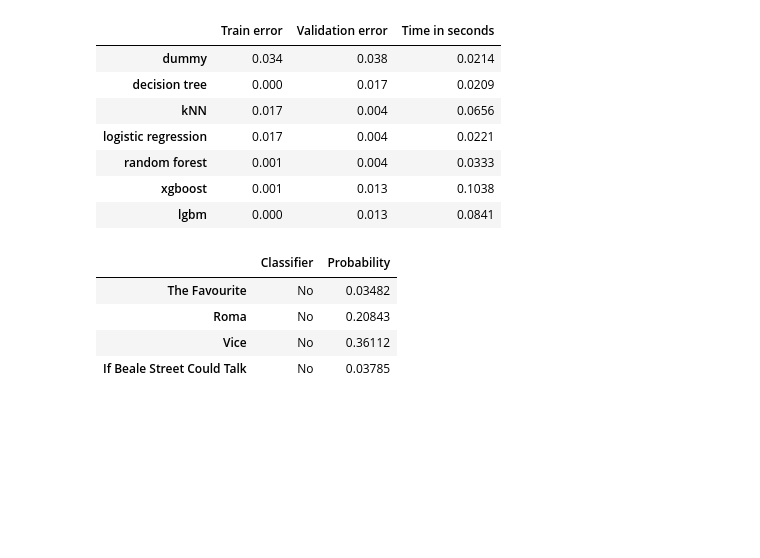
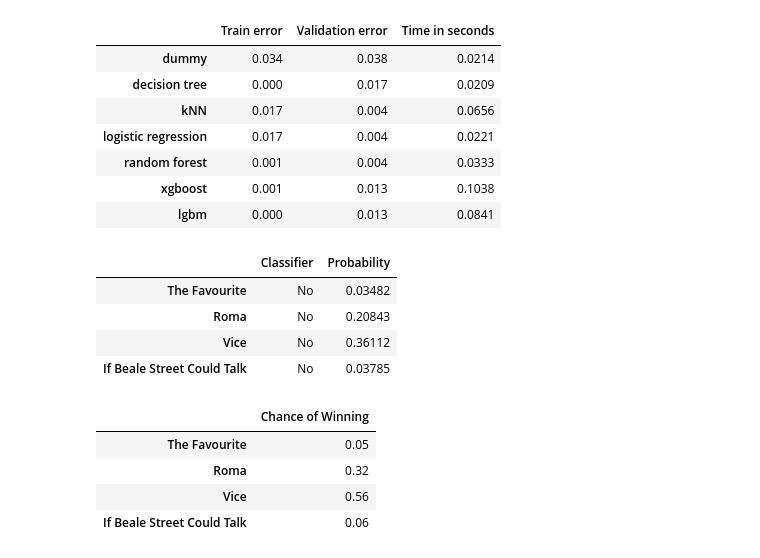
Before and after one commit to MrThomasPin/Oscar-Machine-Learning, a Jupyter notebook: oscar-predictor-ml.ipynb, the cells around one changed output. Saved outputs shown, nothing was run; the diff lists cells and outputs as text; code cells hidden in the pictures; blank space fills up the shorter version.

Commit message:
added function to normalize the chance of winning

```diff
--- a/oscar-predictor-ml.ipynb
+++ b/oscar-predictor-ml.ipynb
@@ -520,10 +520,26 @@ diff_class_ml(X_train_best_supporting_actress, X_test_best_supporting_actress, y
 | lgbm | 0.000 | 0.013 | 0.0841 |
 # %%
 #Winner If Beale Street Could Talk
-oscar_predict(X_train_best_supporting_actress, y_train_best_supporting_actress, best_supporting_actress_2018_identifiable, XGBClassifier())
+predict_supporting_actress_2018 = oscar_predict(X_train_best_supporting_actress, y_train_best_supporting_actress, best_supporting_actress_2018_identifiable, XGBClassifier())
+predict_supporting_actress_2018
 # %% [output]
 |  | Classifier | Probability |
 | The Favourite | No | 0.03482 |
 | Roma | No | 0.20843 |
 | Vice | No | 0.36112 |
 | If Beale Street Could Talk | No | 0.03785 |
+# %%
+def normalized_winner(predict_df):
+    predict_df = predict_df.drop(["Classifier"], axis = 1)
+    predict_df["Chance of Winning"] = predict_df["Probability"]/predict_df["Probability"].sum()
+    predict_df = predict_df.drop(["Probability"], axis = 1)
+    predict_df ["Chance of Winning"] = pd.Series(["{0:.2f}%".format(val * 100) for val in df['var3']], index = df.index)
+    return predict_df
+# %%
+normalized_winner(predict_supporting_actress_2018)
+# %% [output]
+|  | Chance of Winning |
+| The Favourite | 0.05 |
+| Roma | 0.32 |
+| Vice | 0.56 |
+| If Beale Street Could Talk | 0.06 |
```
